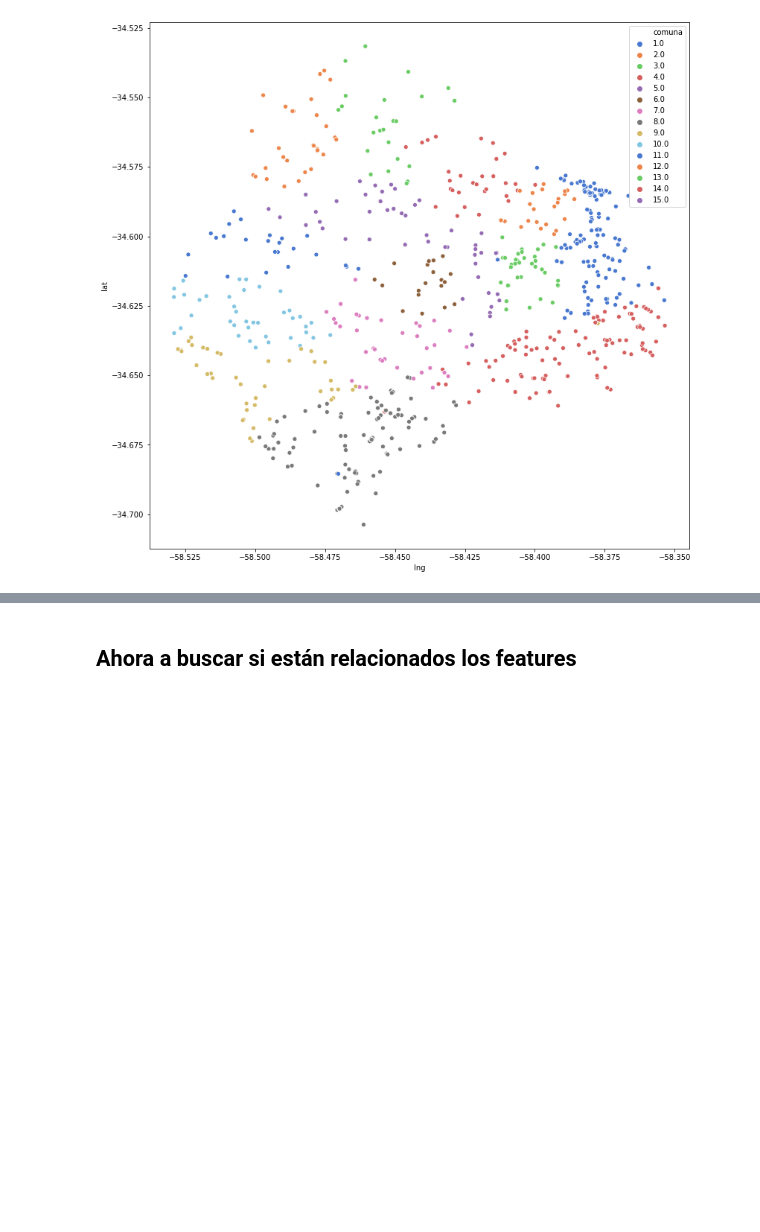
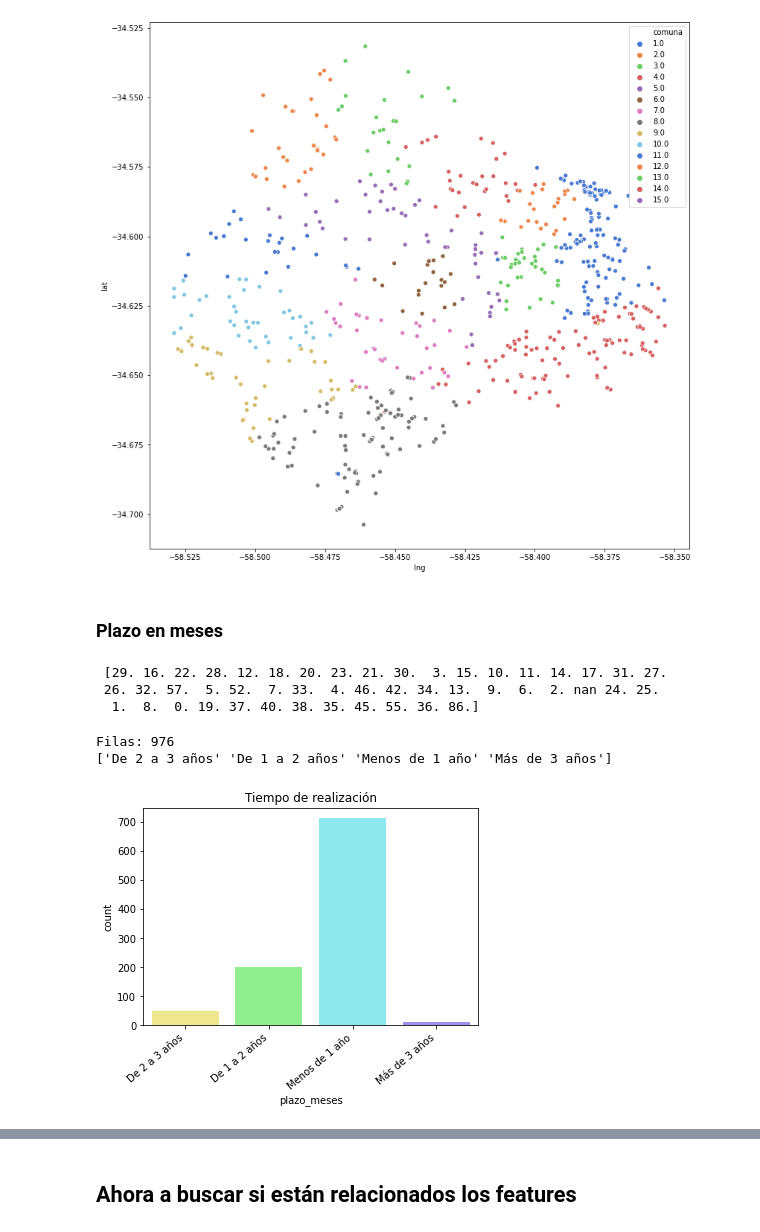
Before and after one commit to micatokashiki/Python-Project, a Jupyter notebook: Obras Públicas - Primera parte.ipynb, the cells around one changed output, grey strips where cells are left out. Drawn from its saved outputs; the diff is of its cells as text; code cells hidden in the pictures; blank space fills up the shorter version.

```diff
--- a/Obras Públicas - Primera parte.ipynb
+++ b/Obras Públicas - Primera parte.ipynb
@@ -401,2 +404,63 @@ plt.show()
 # %% [output]
 [figure]
+# %% [markdown]
+### Plazo en meses
+# %%
+# Analizamos la cantidad de valores únicos en la feature de plazos de realización
+
+meses = len(obras_cleaned['plazo_meses'].unique())
+print("\n", obras_cleaned['plazo_meses'].unique())
+# %% [output]
+ [29. 16. 22. 28. 12. 18. 20. 23. 21. 30.  3. 15. 10. 11. 14. 17. 31. 27.
+ 26. 32. 57.  5. 52.  7. 33.  4. 46. 42. 34. 13.  9.  6.  2. nan 24. 25.
+  1.  8.  0. 19. 37. 40. 38. 35. 45. 55. 36. 86.]
+# %%
+# Primero vamos a sacar los NaNs
+# Vamos a agrupar en períodos
+
+obras_cleaned.dropna(subset=['plazo_meses'], how='any', inplace=True, axis='index')
+filas4 = np.shape(obras_cleaned)[0]
+print(f'Filas: {filas4}')
+
+def clean_row(row):
+    a= [0,1,2,3,4,5,6,7,8,9,10,11,12]
+    b= [13,14,15,16,17,18,19,20,21,22,23,24]
+    c= [25,26,27,28,29,30,31,32,33,34,35,36]
+    d= [37,38,39,40,41,42,43,44,45,46,47,48,57,52,55,86]
+    #e= [57,52,55,86]
+
+    if row.plazo_meses in a:
+        return 'Menos de 1 año'
+    if row.plazo_meses in b:
+        return 'De 1 a 2 años'
+    if row.plazo_meses in c:
+        return 'De 2 a 3 años'
+    if row.plazo_meses in d:
+        return 'Más de 3 años'
+    #if row.plazo_meses in e:
+        #return 'Más de 4 años'
+
+
+    return row.plazo_meses
+
+def clean_df(obras_cleaned):
+    obras_cleaned=obras_cleaned.copy()
+    obras_cleaned['plazo_meses']=obras_cleaned.apply(lambda row:
+                                                   clean_row(row),axis=1)
+    return obras_cleaned
+
+obras_cleaned=clean_df(obras_cleaned)
+print(obras_cleaned.plazo_meses.unique())
+# %% [output]
+Filas: 976
+['De 2 a 3 años' 'De 1 a 2 años' 'Menos de 1 año' 'Más de 3 años']
+# %%
+ax = sns.countplot(x='plazo_meses',
+                   data=obras_cleaned,
+                   palette='gist_rainbow',
+                   alpha=0.5)
+ax.set_xticklabels(ax.get_xticklabels(), rotation=40, ha="right")
+plt.title("Tiempo de realización")
+plt.show()
+# %% [output]
+[figure, added]
```
Also changed, not shown: parts of 34 cells of this notebook.
